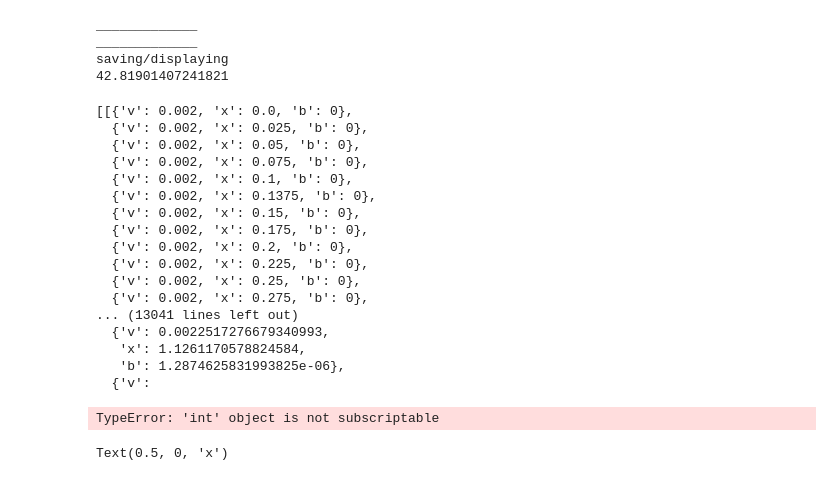
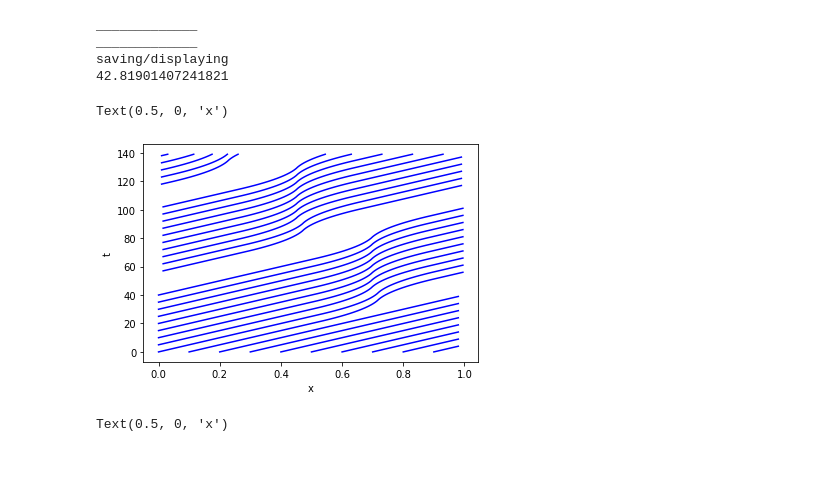
Before and after one commit to malcolmmaas/traffic, a Jupyter notebook: model.ipynb, the cells around one changed output. Saved outputs shown, nothing was run; the diff lists cells and outputs as text; code cells hidden in the pictures.

```diff
--- a/model.ipynb
+++ b/model.ipynb
@@ -292,67 +285,46 @@ _____________
 _____________
 saving/displaying
 42.81901407241821
-# %%
-time_series = time_series2
-# %%
-time_series2
-# %% [output]
-[[{'v': 0.002, 'x': 0.0, 'b': 0},
-  {'v': 0.002, 'x': 0.025, 'b': 0},
-  {'v': 0.002, 'x': 0.05, 'b': 0},
-  {'v': 0.002, 'x': 0.075, 'b': 0},
-  {'v': 0.002, 'x': 0.1, 'b': 0},
-  {'v': 0.002, 'x': 0.1375, 'b': 0},
-  {'v': 0.002, 'x': 0.15, 'b': 0},
-  {'v': 0.002, 'x': 0.175, 'b': 0},
-  {'v': 0.002, 'x': 0.2, 'b': 0},
-  {'v': 0.002, 'x': 0.225, 'b': 0},
-  {'v': 0.002, 'x': 0.25, 'b': 0},
-  {'v': 0.002, 'x': 0.275, 'b': 0},
-... (13041 lines left out)
-  {'v': 0.0022517276679340993,
-   'x': 1.1261170578824584,
-   'b': 1.2874625831993825e-06},
-  {'v':
 # %%
 plot_x = []
 plot_y = []
 trajectories = []
 for i in range(5*n):
-    trajectories.append([[],[],[])
+    trajectories.append([[],[]])
 for t,t_x in enumerate(time_series):
     for i,car in enumerate(t_x):
 #         print(i)
 #         print(x)
 #         print(t)
 #         print('_______')
 #         print(car['x'])
 #         print(math.floor(car['x']))
 #         print(n)
         new_i = i + n*math.floor(car['x'])
 #         print(new_i)
 #         print(len(trajectories))
 #         if new_i >= len(trajectories):
 #             trajectories.append([[], []])
         trajectories[new_i][0].append(car['x']%1)
         trajectories[new_i][1].append(t)
-        trajectories[new_i][2].append(car['b'][-1])
+#         trajectories[new_i][2].append(car['b'][-1])
 #         plot_x.append(x%1)
 #         plot_y.append(t)
 
 for traj in trajectories:
     plt.plot(traj[0], traj[1],
              c='b'
             )
 # print(trajectories[1])
 # plt.plot(trajectories[0][0], trajectories[0][1])
 
 plt.rcParams['figure.figsize'] = (15,10)
 # plt.scatter(plot_x, plot_y, marker='s')
 plt.ylabel('t')
 plt.xlabel('x')
 # %% [output]
-TypeError: 'int' object is not subscriptable
+Text(0.5, 0, 'x')
+[figure, added]
 # %%
 import matplotlib.pyplot as plt
 plot_x = []
```
Also changed, not shown: parts of 6 cells of this notebook.
